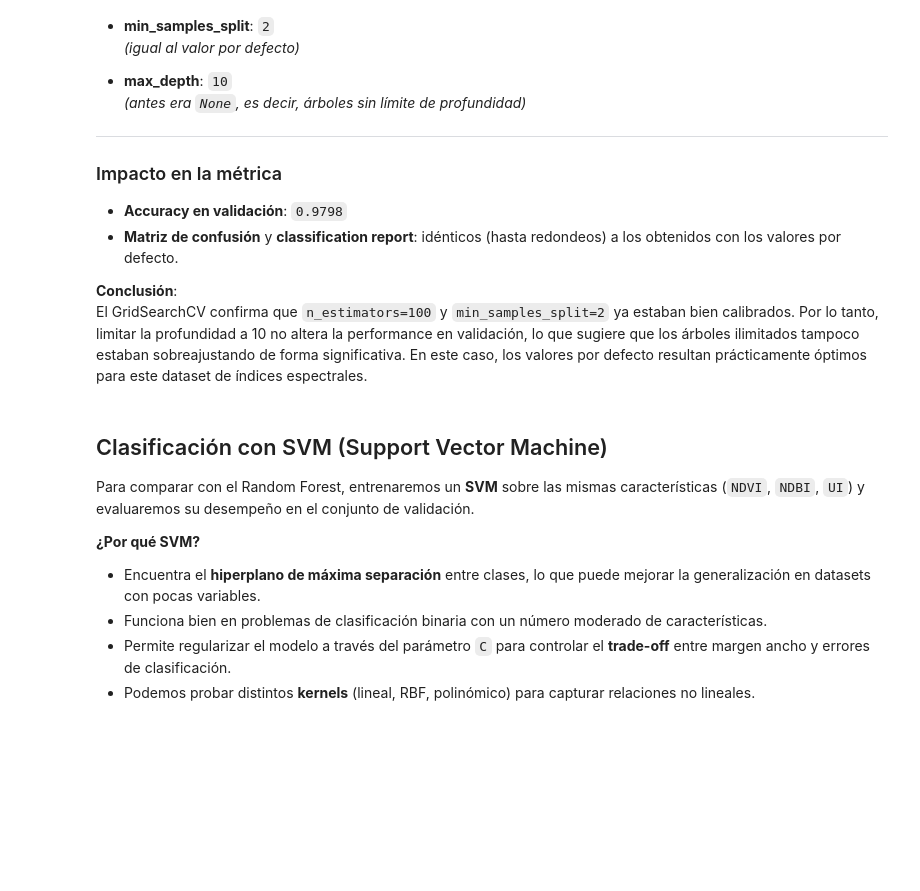
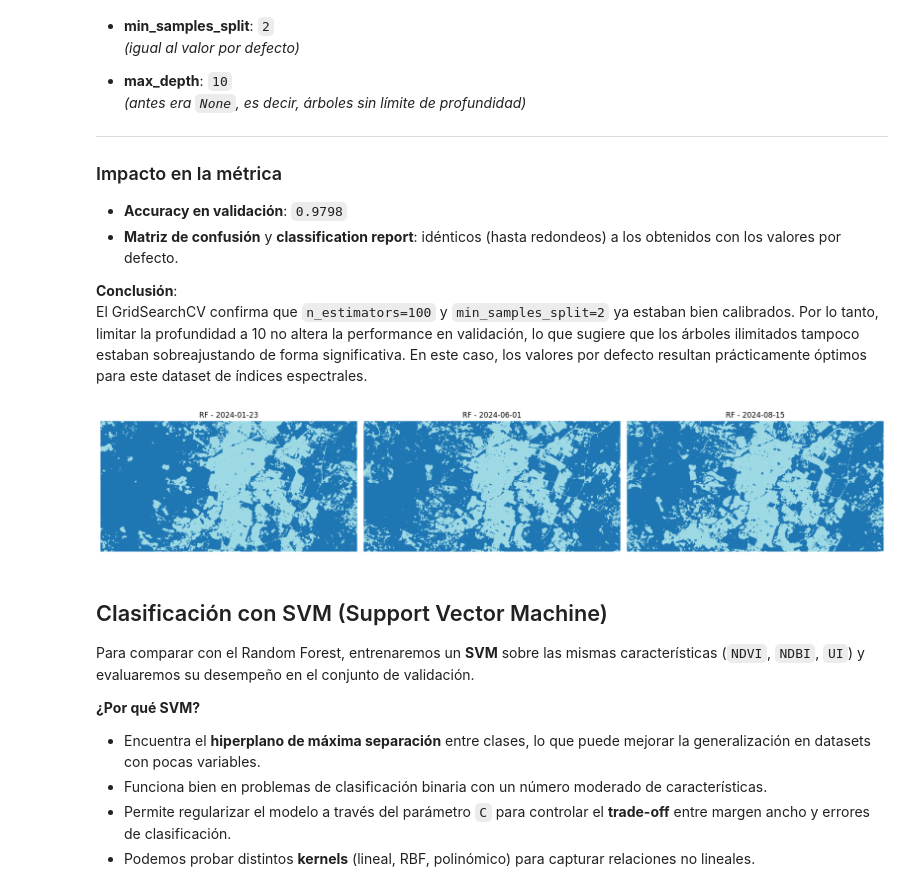
Before and after one commit to prm2419/Evaluacion_de_la_expansion_de_la_huella_urbana_en_La_Ceja_utilizando_aprendizaje_supervisado_y_teled, a Jupyter notebook: Code.ipynb, the cells around one changed output. Drawn from its saved outputs; the diff is of its cells as text; code cells hidden in the pictures; blank space fills up the shorter version.

```diff
--- a/Code.ipynb
+++ b/Code.ipynb
@@ -689,6 +690,49 @@ Tras ejecutar la búsqueda con `GridSearchCV`, los hiperparámetros óptimos son
 
 **Conclusión**:
 El GridSearchCV confirma que `n_estimators=100` y `min_samples_split=2` ya estaban bien calibrados. Por lo tanto, limitar la profundidad a 10 no altera la performance en validación, lo que sugiere que los árboles ilimitados tampoco estaban sobreajustando de forma significativa. En este caso, los valores por defecto resultan prácticamente óptimos para este dataset de índices espectrales.
+# %%
+# Fechas y configuración
+fechas   = ['2024-01-23', '2024-06-01', '2024-08-15']
+col_names = ['NDVI', 'NDBI', 'UI']
+cmap      = plt.cm.tab20
+cmap.set_under('none')
+
+# Crear figura con 3 subplots en una fila
+fig, axes = plt.subplots(1, len(fechas), figsize=(18, 6))
+
+for ax, fecha in zip(axes, fechas):
+    path_stack = f'./carpeta_stacks/{fecha}_stack3.tif'
+
+    with rasterio.open(path_stack) as src:
+        # Leer índices como float32
+        img = src.read([1, 2, 3]).astype(np.float32)  # shape = (3, H, W)
+        H, W = img.shape[1], img.shape[2]
+
+        # Reemplazo de nodata (si existe)
+        nodata = src.nodata
+        if nodata is not None:
+            img[img == nodata] = 0.0
+
+        # Aplanar y limpiar valores inválidos
+        pix = img.reshape(3, -1).T                    # (H*W, 3)
+        pix = np.nan_to_num(pix, nan=0.0, posinf=0.0, neginf=0.0)
+
+        # Reconstruir DataFrame para el pipeline
+        pix_df = pd.DataFrame(pix, columns=col_names)
+
+        # Predecir con Random Forest y reconstruir mapa
+        pred      = clf.predict(pix_df)           # (H*W,)
+        pred_map  = pred.reshape(H, W)
+
+    # Mostrar en el subplot correspondiente
+    ax.imshow(pred_map, cmap=cmap, vmin=0)
+    ax.set_title(f'RF - {fecha}')
+    ax.axis('off')
+
+plt.tight_layout()
+plt.show()
+# %% [output]
+[figure, added]
 # %% [markdown]
 ## Clasificación con SVM (Support Vector Machine)
 
```
Also changed, not shown: parts of 2 cells of this notebook, 1 other file.
